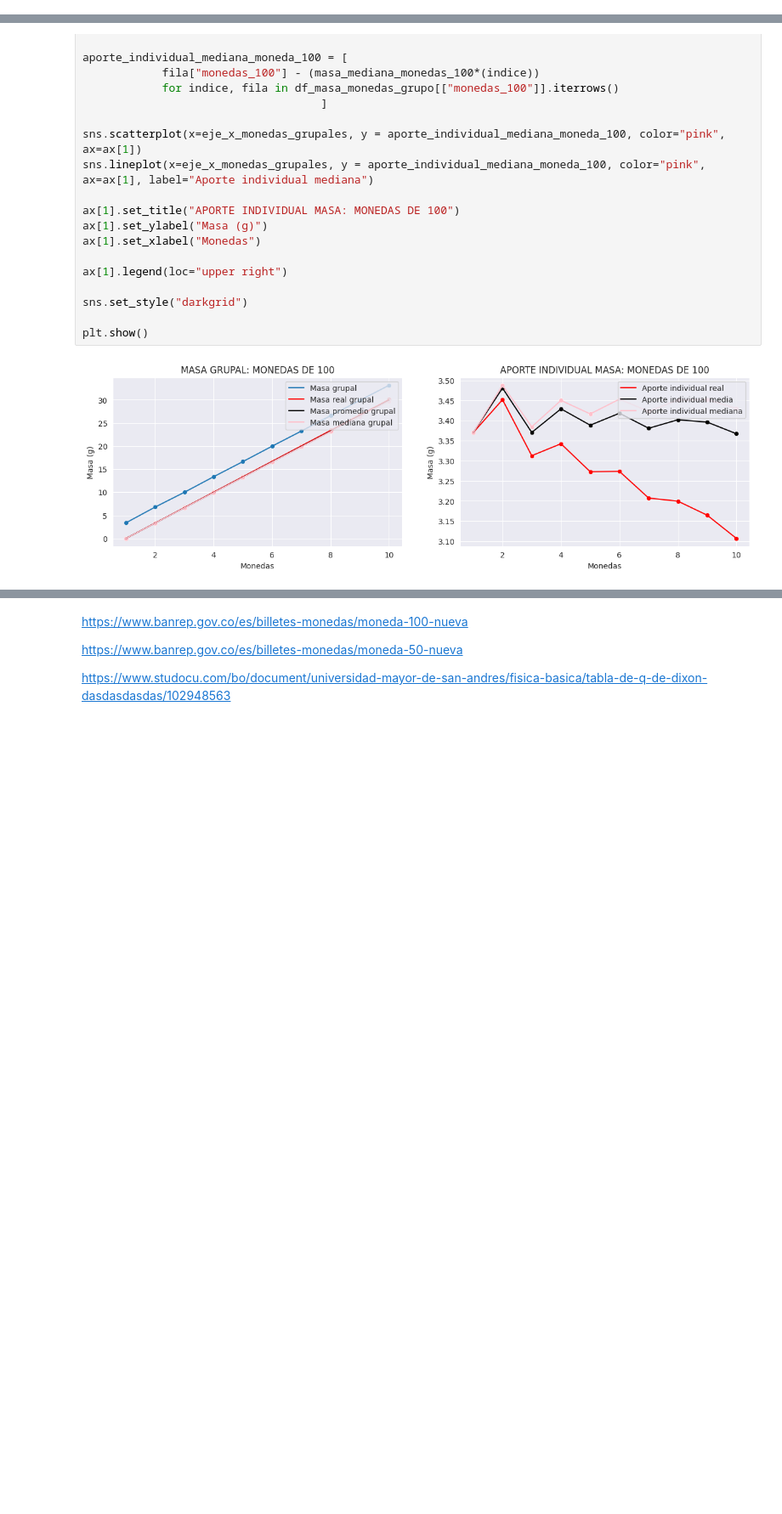
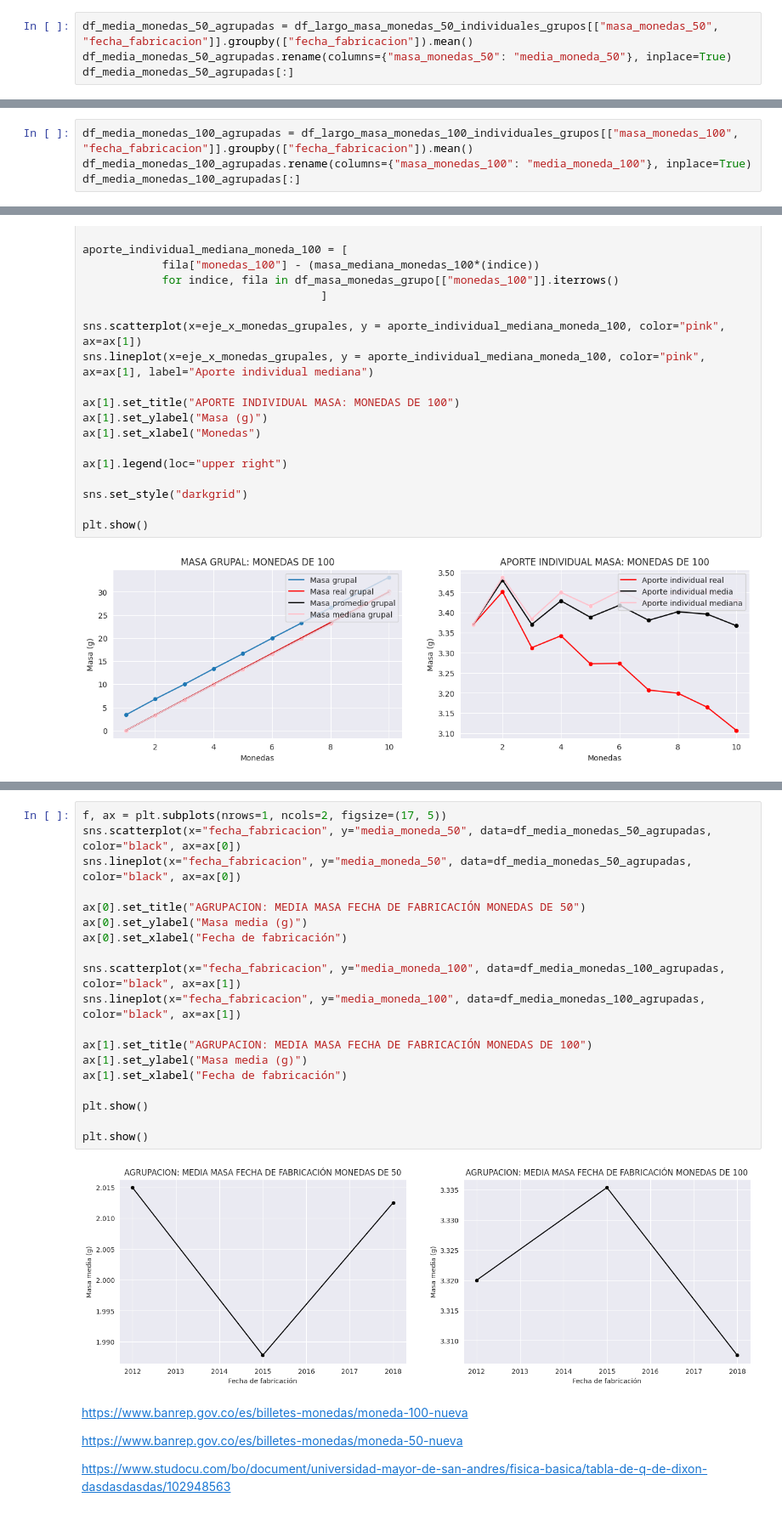
Before and after one commit to 317745/ANALISIS-MONEDAS-LABORATORIO-27-05-2026, a Jupyter notebook: laboratorio27_05_2026.ipynb, the cells around one changed output, grey strips where cells are left out. Shown at 85% size. Saved outputs shown, nothing was run; the diff lists cells and outputs as text; blank space fills up the shorter version.

```diff
--- a/laboratorio27_05_2026.ipynb
+++ b/laboratorio27_05_2026.ipynb
@@ -71,0 +125,4 @@ df_masa_monedas_grupo[:]
+# %%
+df_media_monedas_50_agrupadas = df_largo_masa_monedas_50_individuales_grupos[["masa_monedas_50",	"fecha_fabricacion"]].groupby(["fecha_fabricacion"]).mean()
+df_media_monedas_50_agrupadas.rename(columns={"masa_monedas_50": "media_moneda_50"}, inplace=True)
+df_media_monedas_50_agrupadas[:]
@@ -71,0 +197,4 @@ df_masa_monedas_grupo[:]
+# %%
+df_media_monedas_100_agrupadas = df_largo_masa_monedas_100_individuales_grupos[["masa_monedas_100",	"fecha_fabricacion"]].groupby(["fecha_fabricacion"]).mean()
+df_media_monedas_100_agrupadas.rename(columns={"masa_monedas_100": "media_moneda_100"}, inplace=True)
+df_media_monedas_100_agrupadas[:]
@@ -639,3 +828,24 @@ print(aporte_individual_mediana_moneda_100)
+# %%
+f, ax = plt.subplots(nrows=1, ncols=2, figsize=(17, 5))
+sns.scatterplot(x="fecha_fabricacion", y="media_moneda_50", data=df_media_monedas_50_agrupadas, color="black", ax=ax[0])
+sns.lineplot(x="fecha_fabricacion", y="media_moneda_50", data=df_media_monedas_50_agrupadas, color="black", ax=ax[0])
+
+ax[0].set_title("AGRUPACION: MEDIA MASA FECHA DE FABRICACIÓN MONEDAS DE 50")
+ax[0].set_ylabel("Masa media (g)")
+ax[0].set_xlabel("Fecha de fabricación")
+
+sns.scatterplot(x="fecha_fabricacion", y="media_moneda_100", data=df_media_monedas_100_agrupadas, color="black", ax=ax[1])
+sns.lineplot(x="fecha_fabricacion", y="media_moneda_100", data=df_media_monedas_100_agrupadas, color="black", ax=ax[1])
+
+ax[1].set_title("AGRUPACION: MEDIA MASA FECHA DE FABRICACIÓN MONEDAS DE 100")
+ax[1].set_ylabel("Masa media (g)")
+ax[1].set_xlabel("Fecha de fabricación")
+
+plt.show()
+
+plt.show()
+# %% [output]
+[figure, added]
 # %% [markdown]
 https://www.banrep.gov.co/es/billetes-monedas/moneda-100-nueva
 
```
Also changed, not shown: parts of 20 cells of this notebook.
